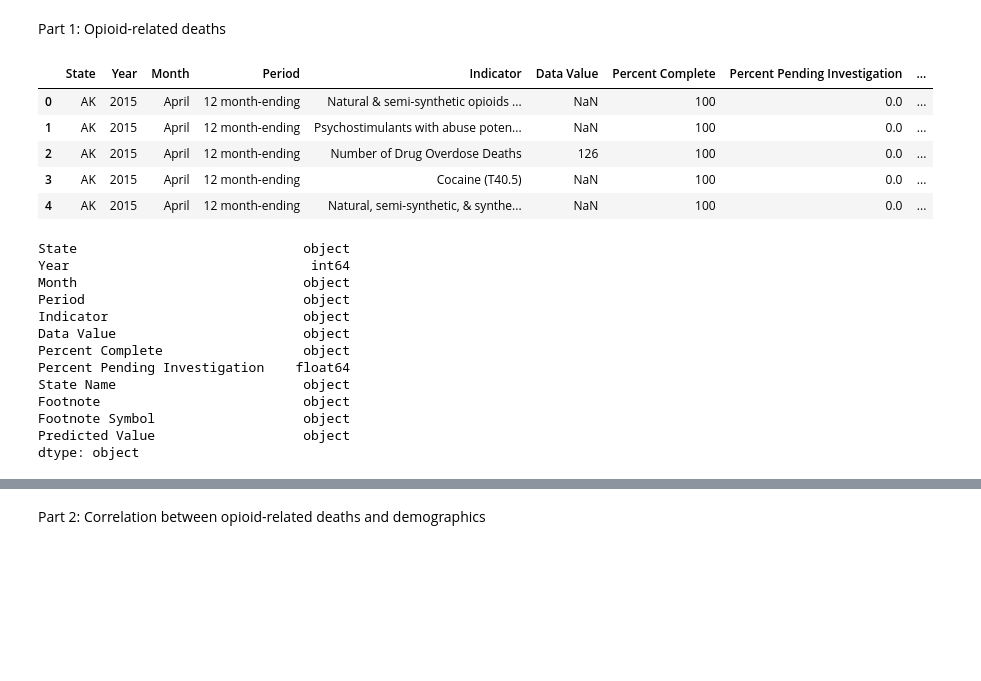
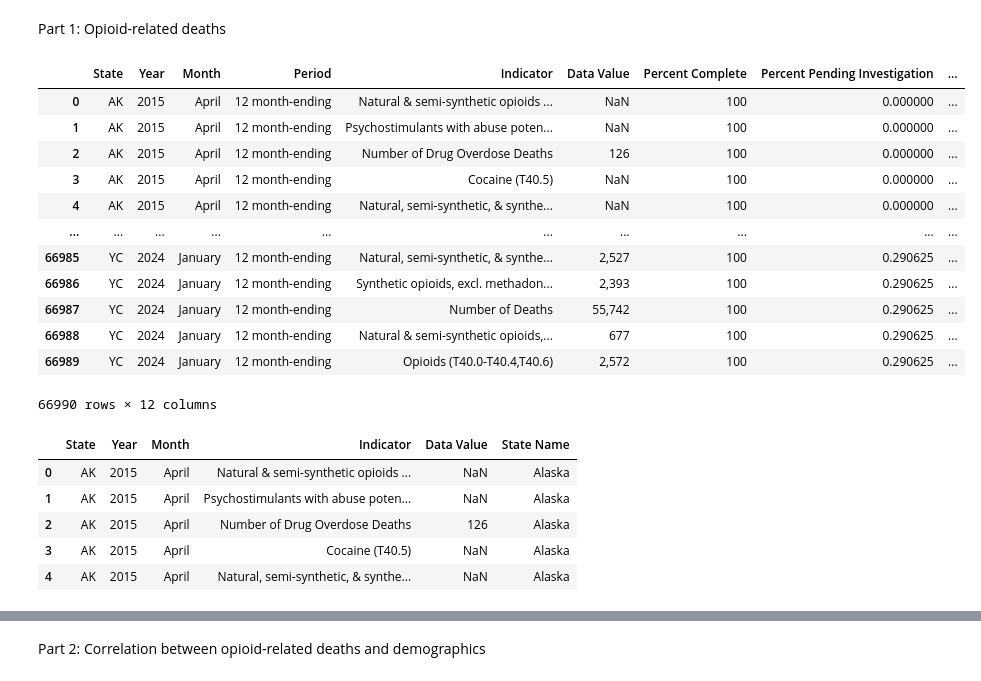
Before and after one commit to kikichan1/Project-1, a Jupyter notebook: masterfile.ipynb, the cells around one changed output, grey strips where cells are left out. Drawn from its saved outputs; the diff is of its cells as text; code cells hidden in the pictures; blank space fills up the shorter version.

Commit message:
Cleaned Opioid Data

```diff
--- a/masterfile.ipynb
+++ b/masterfile.ipynb
@@ -19,36 +5,40 @@ Part 1: Opioid-related deaths
 # %%
 # Dependencies and Setup
 import pandas as pd
 from pathlib import Path
+import matplotlib.pyplot as plt
 
-# File to Load (Remember to Change These)
+# File to Load
 drug_deaths_to_load = Path("Data/drug_death_counts.csv")
 
-# Read School and Student Data File and store into Pandas DataFrames
+# Read Drug Overdose Data File and store into Pandas DataFrames
 drug_deaths = pd.read_csv(drug_deaths_to_load)
 
-# Combine the data into a single dataset.
-drug_deaths.head()
+# Preview the Data
+drug_deaths
 # %% [output]
 |  | State | Year | Month | Period | Indicator | Data Value | Percent Complete | Percent Pending Investigation | ... |
-| 0 | AK | 2015 | April | 12 month-ending | Natural & semi-synthetic opioids ... | NaN | 100 | 0.0 | ... |
-| 1 | AK | 2015 | April | 12 month-ending | Psychostimulants with abuse poten... | NaN | 100 | 0.0 | ... |
-| 2 | AK | 2015 | April | 12 month-ending | Number of Drug Overdose Deaths | 126 | 100 | 0.0 | ... |
-| 3 | AK | 2015 | April | 12 month-ending | Cocaine (T40.5) | NaN | 100 | 0.0 | ... |
-| 4 | AK | 2015 | April | 12 month-ending | Natural, semi-synthetic, & synthe... | NaN | 100 | 0.0 | ... |
+| 0 | AK | 2015 | April | 12 month-ending | Natural & semi-synthetic opioids ... | NaN | 100 | 0.000000 | ... |
+| 1 | AK | 2015 | April | 12 month-ending | Psychostimulants with abuse poten... | NaN | 100 | 0.000000 | ... |
+| 2 | AK | 2015 | April | 12 month-ending | Number of Drug Overdose Deaths | 126 | 100 | 0.000000 | ... |
+| 3 | AK | 2015 | April | 12 month-ending | Cocaine (T40.5) | NaN | 100 | 0.000000 | ... |
+| 4 | AK | 2015 | April | 12 month-ending | Natural, semi-synthetic, & synthe... | NaN | 100 | 0.000000 | ... |
+| ... | ... | ... | ... | ... | ... | ... | ... | ... | ... |
+| 66985 | YC | 2024 | January | 12 month-ending | Natural, semi-synthetic, & synthe... | 2,527 | 100 | 0.290625 | ... |
+| 66986 | YC | 2024 | January | 12 month-ending | Synthetic opioids, excl. methadon... | 2,393 | 100 | 0.290625 | ... |
+| 66987 | YC | 2024 | January | 12 month-ending | Number of Deaths | 55,742 | 100 | 0.290625 | ... |
+| 66988 | YC | 2024 | January | 12 month-ending | Natural & semi-synthetic opioids,... | 677 | 100 | 0.290625 | ... |
+| 66989 | YC | 2024 | January | 12 month-ending | Opioids (T40.0-T40.4,T40.6) | 2,572 | 100 | 0.290625 | ... |
+66990 rows × 12 columns
-# %%
-drug_deaths.dtypes
-# %% [output]
-State                             object
-Year                               int64
-Month                             object
-Period                            object
-Indicator                         object
-Data Value                        object
-Percent Complete                  object
-Percent Pending Investigation    float64
-State Name                        object
-Footnote                          object
-Footnote Symbol                   object
-Predicted Value                   object
-dtype: object
+# %%
+# Drop columns by name, inplace
+drug_deaths.drop(['Footnote Symbol', 'Footnote', 'Predicted Value','Percent Complete','Percent Pending Investigation','Period'], axis=1, inplace=True)
+
+drug_deaths.head()
+# %% [output]
+|  | State | Year | Month | Indicator | Data Value | State Name |
+| 0 | AK | 2015 | April | Natural & semi-synthetic opioids ... | NaN | Alaska |
+| 1 | AK | 2015 | April | Psychostimulants with abuse poten... | NaN | Alaska |
+| 2 | AK | 2015 | April | Number of Drug Overdose Deaths | 126 | Alaska |
+| 3 | AK | 2015 | April | Cocaine (T40.5) | NaN | Alaska |
+| 4 | AK | 2015 | April | Natural, semi-synthetic, & synthe... | NaN | Alaska |
```
Also changed, not shown: parts of 13 cells of this notebook.
